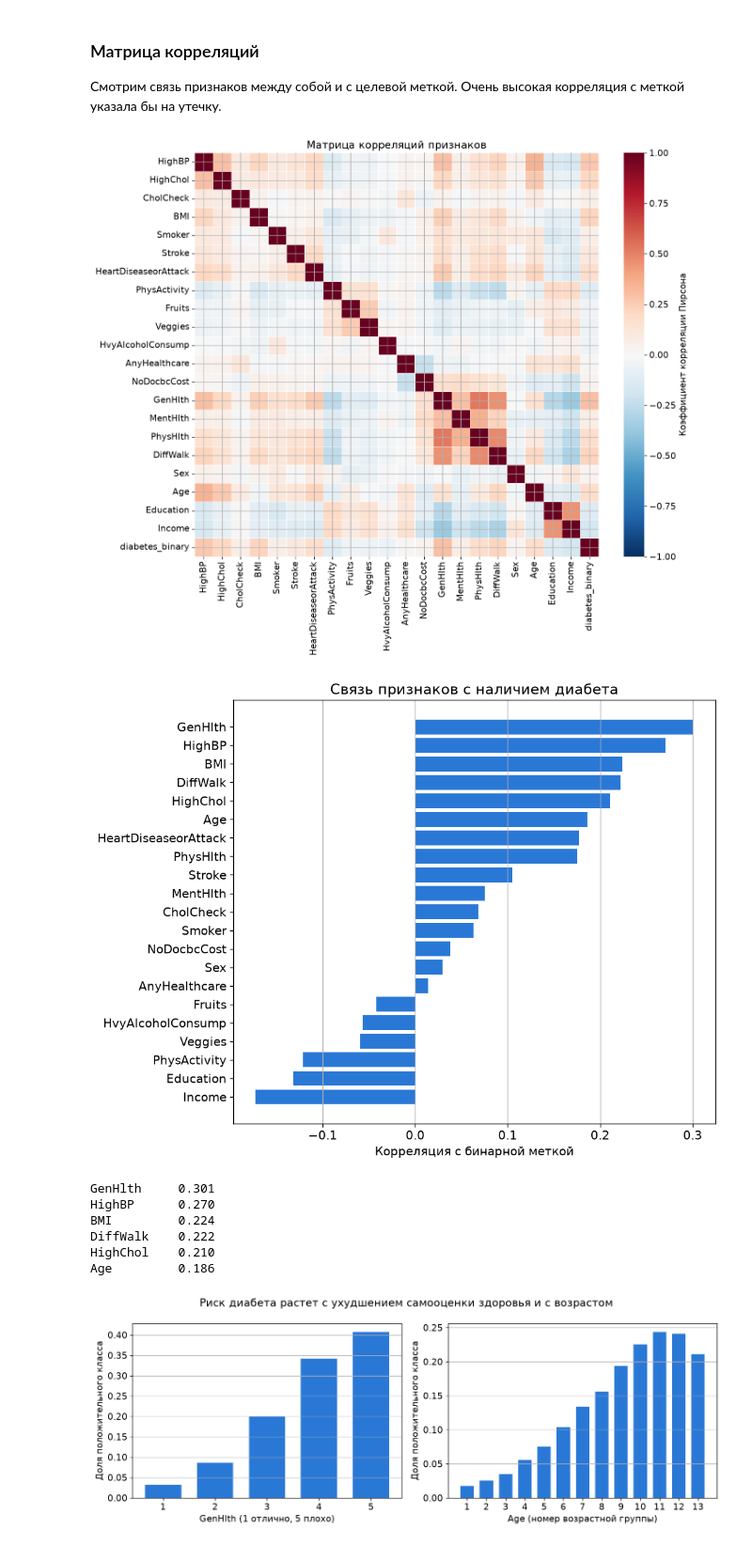
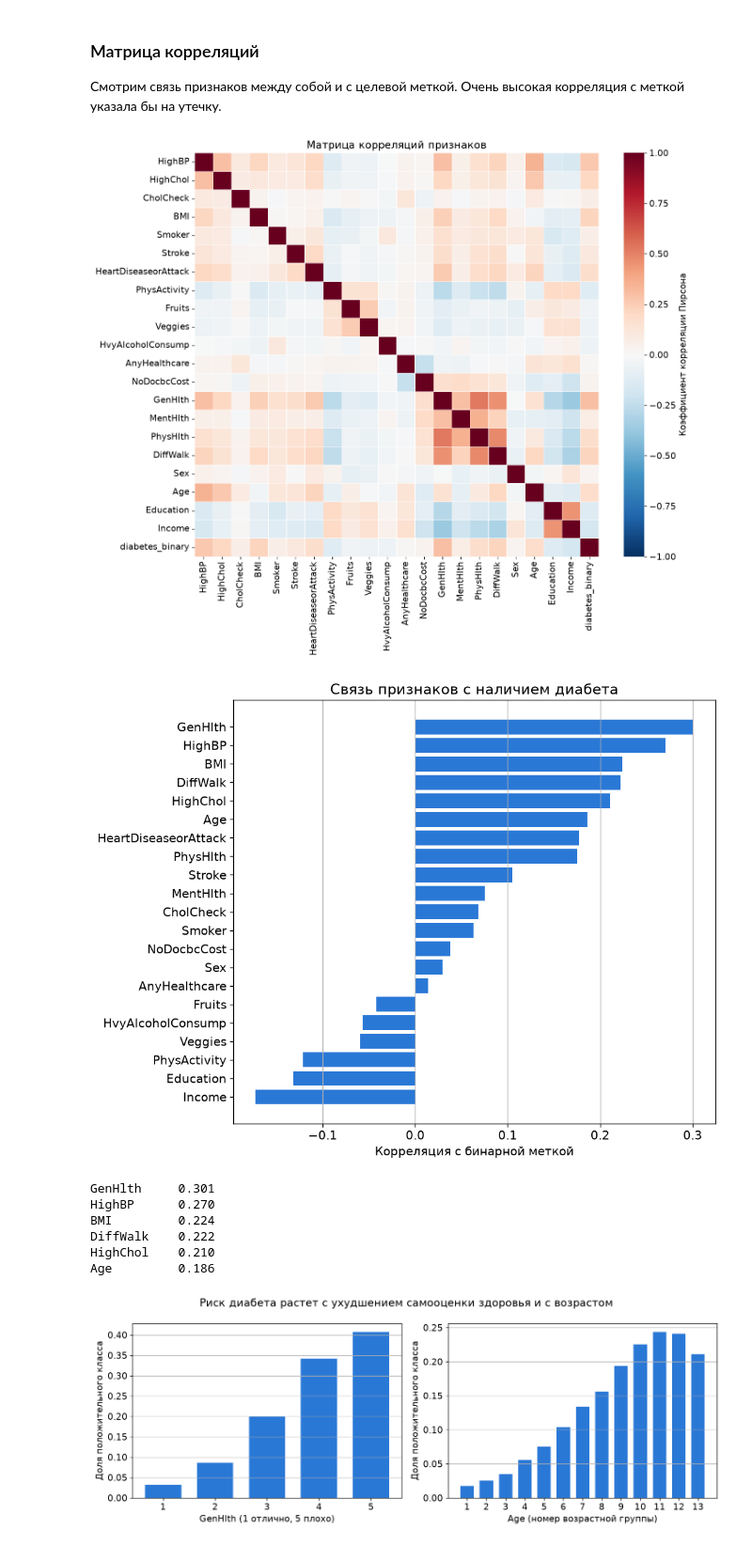
Before and after one commit to bigflyy/nn-uni, a Jupyter notebook: labs/lab1/src/nn-lab-1-binary.ipynb, the cells around one changed output. Shown at 94% size. Drawn from its saved outputs; the diff is of its cells as text; code cells hidden in the pictures.

```diff
--- a/labs/lab1/src/nn-lab-1-binary.ipynb
+++ b/labs/lab1/src/nn-lab-1-binary.ipynb
@@ -356,27 +356,29 @@ plt.show()
 # %%
 correlation_matrix = data.corr()
 
 figure, axis = plt.subplots(figsize=(12, 10))
 sns.heatmap(correlation_matrix, cmap="RdBu_r", center=0, vmin=-1, vmax=1, square=True,
             linewidths=0.5, cbar_kws={"label": "Коэффициент корреляции Пирсона"}, ax=axis)
+# Сетку осей отключаем: на тепловой карте ее линии перечеркивают ячейки
+axis.grid(False)
 axis.set_title("Матрица корреляций признаков")
 figure.tight_layout()
 figure.savefig(FIGURES_DIR / "binary-correlation.png")
 plt.show()
 
 # Связь с меткой отдельно: так легче увидеть самые полезные признаки
 target_correlation = correlation_matrix[TARGET].drop(TARGET).sort_values()
 figure, axis = plt.subplots(figsize=(9, 7))
 axis.barh(target_correlation.index, target_correlation.values, color=TRAIN_COLOR)
 axis.set_xlabel("Корреляция с бинарной меткой")
 axis.set_title("Связь признаков с наличием диабета")
 axis.grid(axis="y", visible=False)
 figure.tight_layout()
 figure.savefig(FIGURES_DIR / "binary-target-correlation.png")
 plt.show()
 print(target_correlation.round(3).sort_values(ascending=False).head(6).to_string())
 # %% [output]
-[figure, old version]
+[figure, new version]
 [figure]
 GenHlth     0.301
 HighBP      0.270
```
Also changed, not shown: parts of 8 cells of this notebook, 19 other files.
